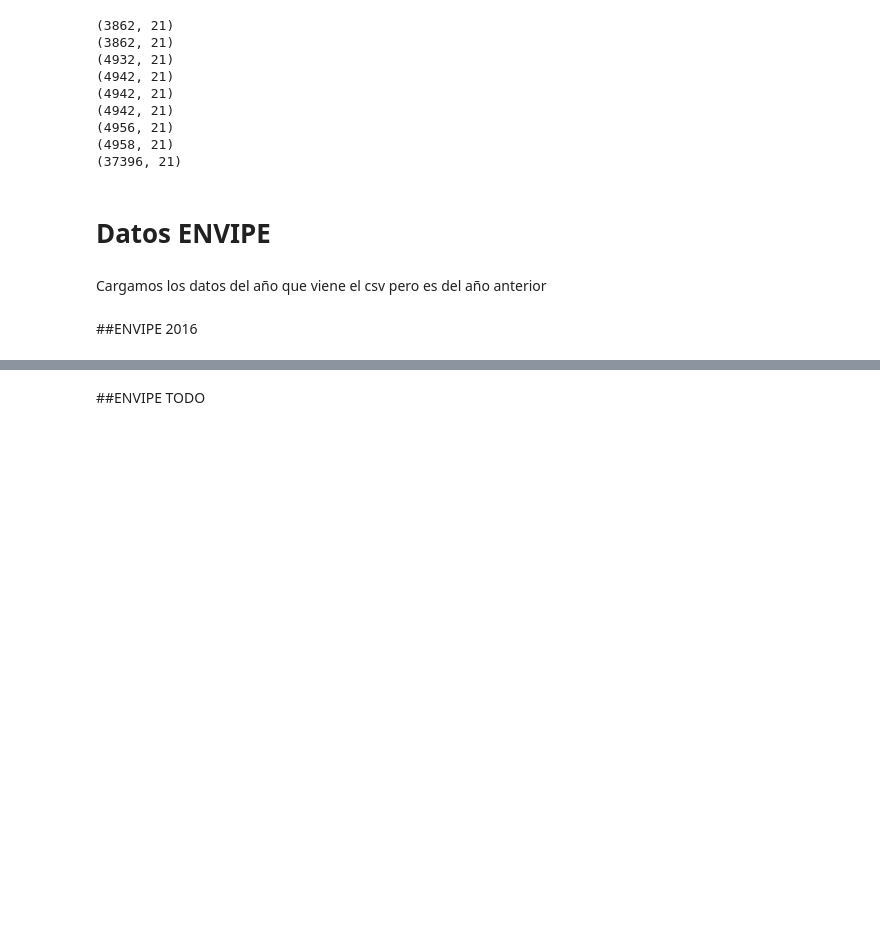
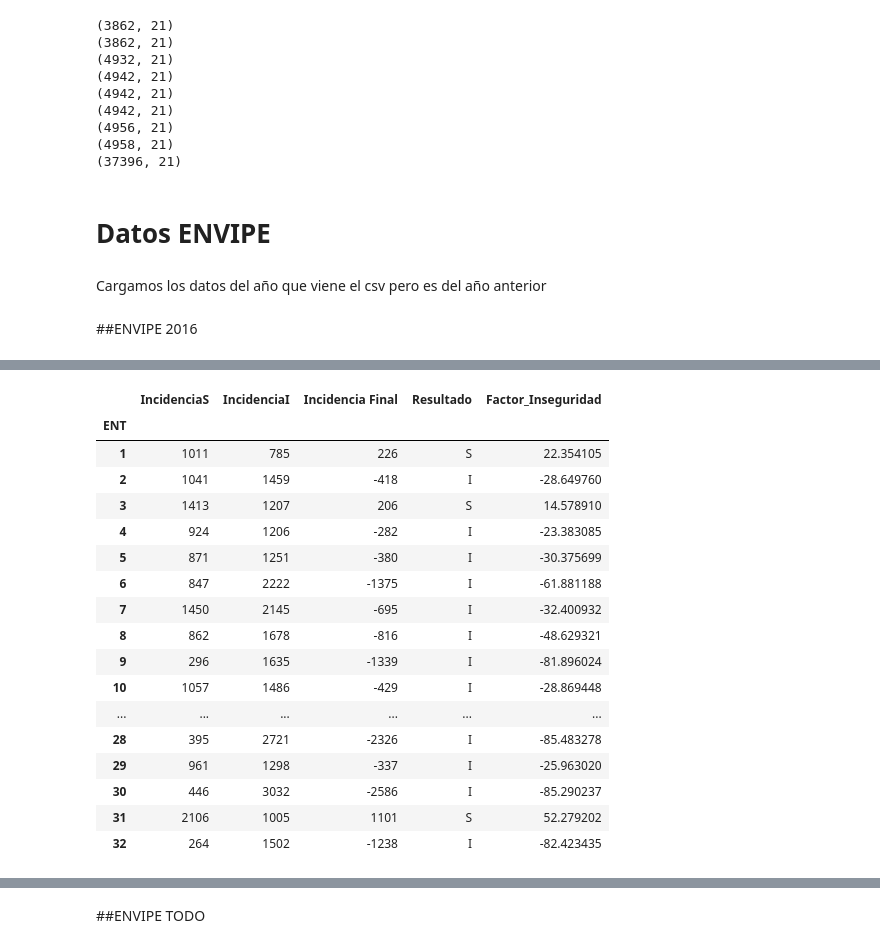
Before and after one commit to Paupau20/Colab, a Jupyter notebook: ASE.ipynb, the cells around one changed output, grey strips where cells are left out. Cells and saved outputs as stored; diff of their text form; code cells hidden in the pictures; blank space fills up the shorter version.

```diff
--- a/ASE.ipynb
+++ b/ASE.ipynb
@@ -1994,0 +1746,6 @@ Aqui
+# %%
+# Vamos a quitar los valores que son 9, ya que son pocos y necesitamos quedarnos con los otros datos
+#df = df.rename(columns={'Antiguo_Nombre': 'Nuevo_Nombre'})
+Incidencia2016 = Incidencia2016.loc[Incidencia2016['AP4_3_3'] != 9]
+print(Incidencia2016['AP4_3_3'].unique())
+print(Incidencia2016.shape)
@@ -1994,0 +1776,6 @@ Aqui
+# %%
+IncidenciaSI2016 = Incidencia2016[['ENT', 'AP4_3_3']]
+IncidenciaSI2016['Incidencia'] = 1
+IncidenciaSI2016 = IncidenciaSI2016.pivot_table(index='ENT', columns='AP4_3_3', values='Incidencia', aggfunc='sum', fill_value=0)
+IncidenciaSI2016.columns = ['IncidenciaS', 'IncidenciaI']
+IncidenciaSI2016.head()
@@ -1994,0 +1794,3 @@ Aqui
+# %%
+IncidenciaSI2016['Incidencia Final'] = IncidenciaSI2016['IncidenciaS'] - IncidenciaSI2016['IncidenciaI']
+IncidenciaSI2016.head()
@@ -1994,0 +1805,3 @@ Aqui
+# %%
+IncidenciaSI2016['Resultado'] = np.where(IncidenciaSI2016['Incidencia Final'] >= 0, 'S', 'I')
+IncidenciaSI2016.head()
@@ -1994,0 +1816,27 @@ Aqui
+# %%
+factor_inseguridad = []
+for i, row in IncidenciaSI2016.iterrows():
+  max = row[["IncidenciaS","IncidenciaI"]].max()
+  factor_inseguridad.append((row["Incidencia Final"] * 100)/max)
+
+IncidenciaSI2016["Factor_Inseguridad"] = factor_inseguridad
+IncidenciaSI2016
+# %% [output]
+|  | IncidenciaS | IncidenciaI | Incidencia Final | Resultado | Factor_Inseguridad |
+| ENT |  |  |  |  |  |
+| 1 | 1011 | 785 | 226 | S | 22.354105 |
+| 2 | 1041 | 1459 | -418 | I | -28.649760 |
+| 3 | 1413 | 1207 | 206 | S | 14.578910 |
+| 4 | 924 | 1206 | -282 | I | -23.383085 |
+| 5 | 871 | 1251 | -380 | I | -30.375699 |
+| 6 | 847 | 2222 | -1375 | I | -61.881188 |
+| 7 | 1450 | 2145 | -695 | I | -32.400932 |
+| 8 | 862 | 1678 | -816 | I | -48.629321 |
+| 9 | 296 | 1635 | -1339 | I | -81.896024 |
+| 10 | 1057 | 1486 | -429 | I | -28.869448 |
+| ... | ... | ... | ... | ... | ... |
+| 28 | 395 | 2721 | -2326 | I | -85.483278 |
+| 29 | 961 | 1298 | -337 | I | -25.963020 |
+| 30 | 446 | 3032 | -2586 | I | -85.290237 |
+| 31 | 2106 | 1005 | 1101 | S | 52.279202 |
+| 32 | 264 | 1502 | -1238 | I | -82.423435 |
```
Also changed, not shown: parts of 158 cells of this notebook.
